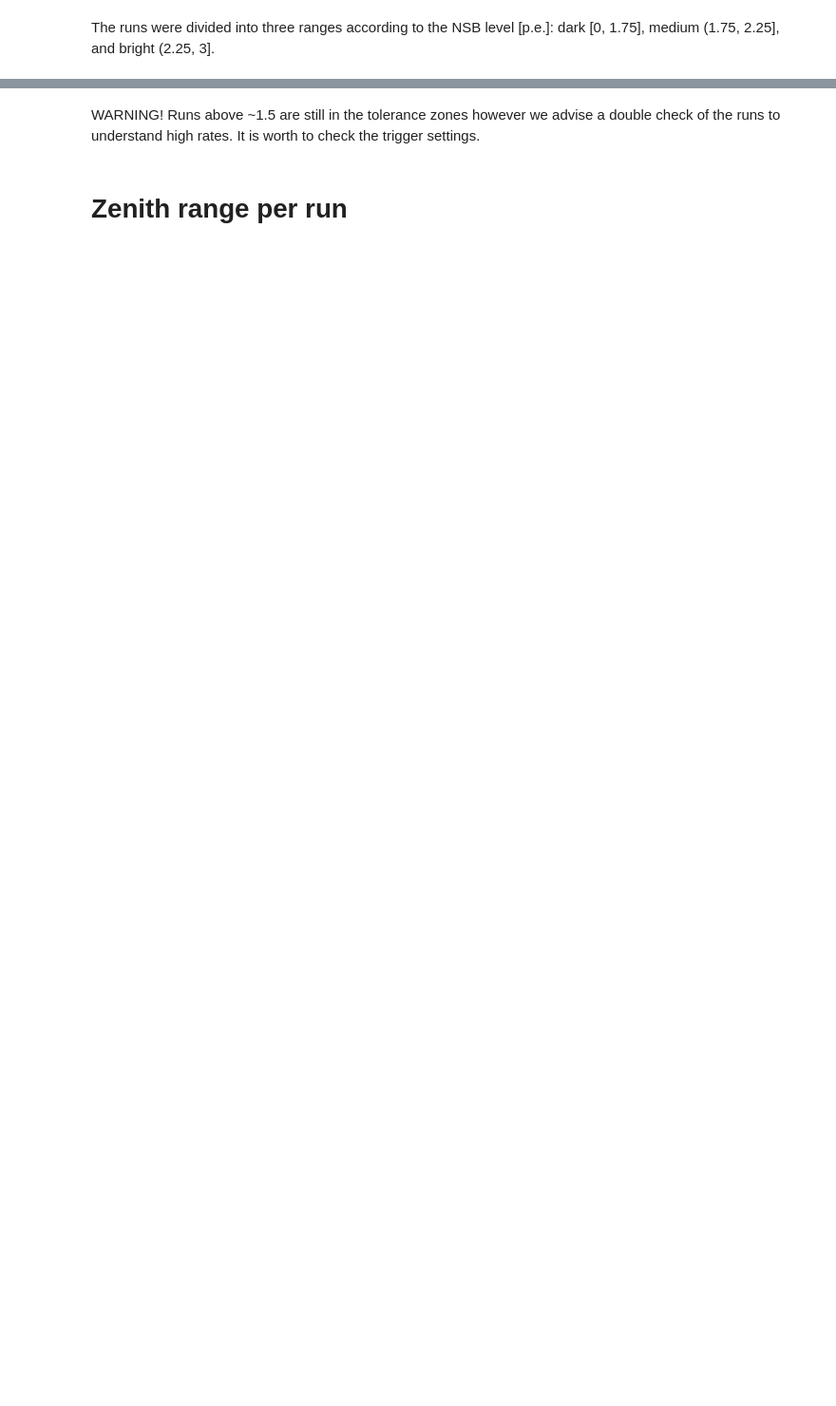
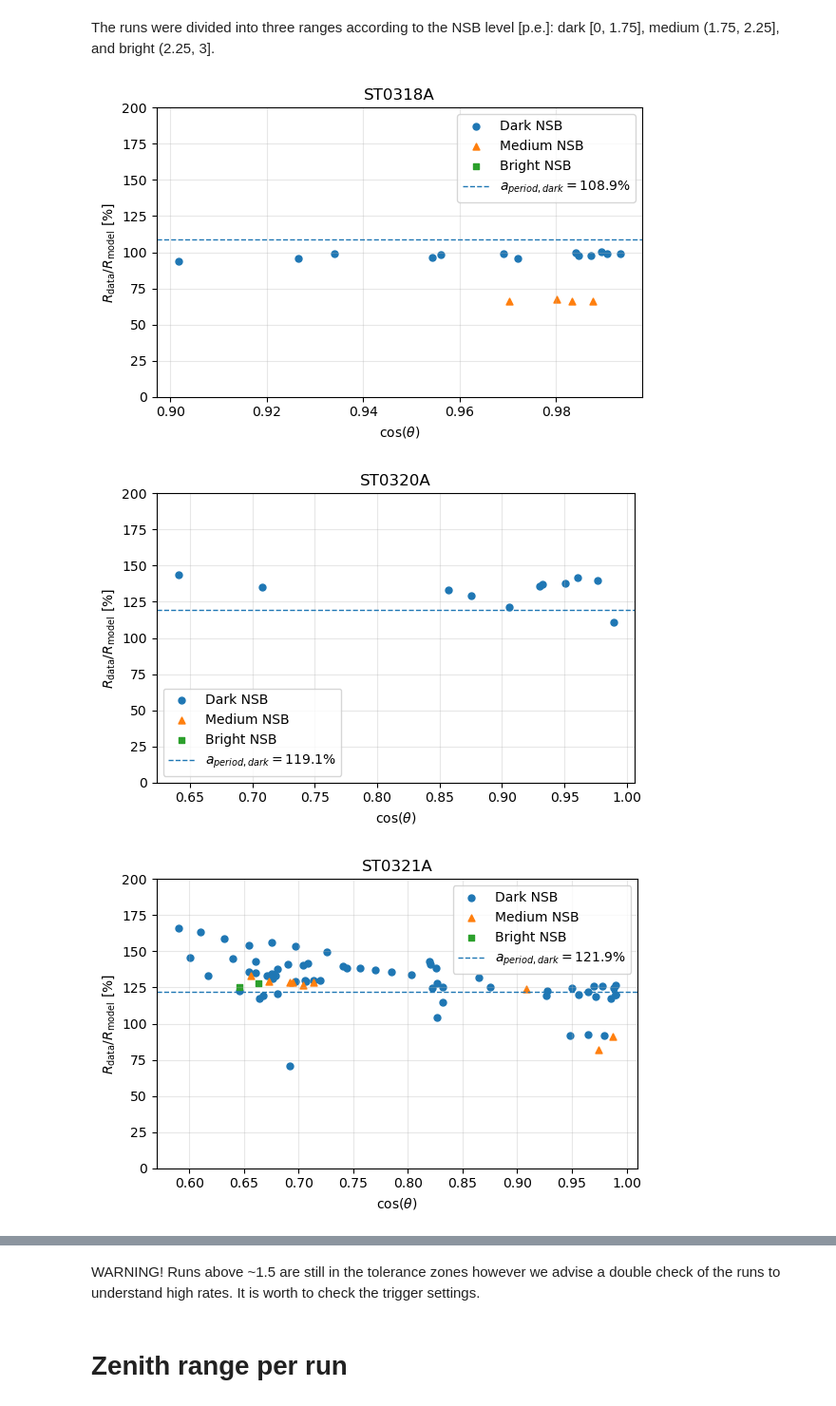
Before and after one commit to cta-observatory/magic-cta-pipe, a Jupyter notebook: notebooks/joint_data_quality.ipynb, the cells around one changed output, grey strips where cells are left out. Shown at 95% size. Saved outputs shown, nothing was run; the diff lists cells and outputs as text; code cells hidden in the pictures; blank space fills up the shorter version.

```diff
--- a/notebooks/joint_data_quality.ipynb
+++ b/notebooks/joint_data_quality.ipynb
@@ -141,7 +145,7 @@ for period in period_ranges.keys():
     globals()[period] = []
     globals()[f"{period}_mean_event_rates_list"] = []
     globals()[f"{period}_zenith_median_list"] = []
-    globals()[f"{period}_az_median_list"] = []
+    globals()[f"{period}_az_mean_list"] = []
 
 period_ranges_dt = {
     period: [
@@ -192,7 +196,7 @@ for df, run_id in all_df1s:
         continue
 
     az_mean_rad = circmean(azimuth)
-    az_median = np.rad2deg(az_mean_rad) % 360
+    az_mean = np.rad2deg(az_mean_rad) % 360
 
     period_found = None
 
@@ -213,7 +217,7 @@ for df, run_id in all_df1s:
     globals()[period_found].append(int(run_id))
     globals()[f"{period_found}_mean_event_rates_list"].append(float(mean_event_rate))
     globals()[f"{period_found}_zenith_median_list"].append(float(zenith_median))
-    globals()[f"{period_found}_az_median_list"].append(float(az_median))
+    globals()[f"{period_found}_az_mean_list"].append(float(az_mean))
 # %%
 def sort_runs_by_zenith(run_ids, zeniths, rates, azimuths):
     data_sorted = sorted(
@@ -224,13 +228,13 @@ def sort_runs_by_zenith(run_ids, zeniths, rates, azimuths):
 
 
 for label, run_ids, zeniths, rates, azimuths in [
-    ("ST0316A", ST0316A, ST0316A_zenith_median_list, ST0316A_mean_event_rates_list, ST0316A_az_median_list),
-    ("ST0317A", ST0317A, ST0317A_zenith_median_list, ST0317A_mean_event_rates_list, ST0317A_az_median_list),
-    ("ST0318A", ST0318A, ST0318A_zenith_median_list, ST0318A_mean_event_rates_list, ST0318A_az_median_list),
-    ("M20318A", M20318A, M20318A_zenith_median_list, M20318A_mean_event_rates_list, M20318A_az_median_list),
-    ("ST0319A", ST0319A, ST0319A_zenith_median_list, ST0319A_mean_event_rates_list, ST0319A_az_median_list),
-    ("ST0320A", ST0320A, ST0320A_zenith_median_list, ST0320A_mean_event_rates_list, ST0320A_az_median_list),
-    ("ST0321A", ST0321A, ST0321A_zenith_median_list, ST0321A_mean_event_rates_list, ST0321A_az_median_list),
+    ("ST0316A", ST0316A, ST0316A_zenith_median_list, ST0316A_mean_event_rates_list, ST0316A_az_mean_list),
+    ("ST0317A", ST0317A, ST0317A_zenith_median_list, ST0317A_mean_event_rates_list, ST0317A_az_mean_list),
+    ("ST0318A", ST0318A, ST0318A_zenith_median_list, ST0318A_mean_event_rates_list, ST0318A_az_mean_list),
+    ("M20318A", M20318A, M20318A_zenith_median_list, M20318A_mean_event_rates_list, M20318A_az_mean_list),
+    ("ST0319A", ST0319A, ST0319A_zenith_median_list, ST0319A_mean_event_rates_list, ST0319A_az_mean_list),
+    ("ST0320A", ST0320A, ST0320A_zenith_median_list, ST0320A_mean_event_rates_list, ST0320A_az_mean_list),
+    ("ST0321A", ST0321A, ST0321A_zenith_median_list, ST0321A_mean_event_rates_list, ST0321A_az_mean_list),
 ]:
     print(f"\n{label}:")
 
@@ -342,7 +364,7 @@ periods = [
         globals()[period],
         globals()[f"{period}_zenith_median_list"],
         globals()[f"{period}_mean_event_rates_list"],
-        globals()[f"{period}_az_median_list"],
+        globals()[f"{period}_az_mean_list"],
     )
     for period in period_ranges.keys()
 ]
@@ -427,33 +449,37 @@ for label, run_ids, zeniths, rates, azimuths in periods:
         s=25,
         label="Medium NSB",
     )
 
     plt.scatter(
         bright_x,
         bright_y,
         marker="s",
         s=25,
         label="Bright NSB",
     )
 
     plt.axhline(
         a_period[label],
         linestyle="--",
         linewidth=1,
         label=fr"$a_{{period, dark}} = {a_period[label]:.1f}\%$",
     )
 
     plt.xlabel(r"$\cos(\theta)$")
     plt.ylabel(r"$R_{\mathrm{data}}/R_{\mathrm{model}}$ [%]")
     plt.ylim(0, 200)
 
     plt.title(label)
 
     plt.grid(alpha=0.3)
     plt.legend()
 
     plt.tight_layout()
     plt.show()
+# %% [output]
+[figure, added]
+[figure, added]
+[figure, added]
 # %%
 nsb_style = {
     "dark": {
```
Also changed, not shown: parts of 8 cells of this notebook.
